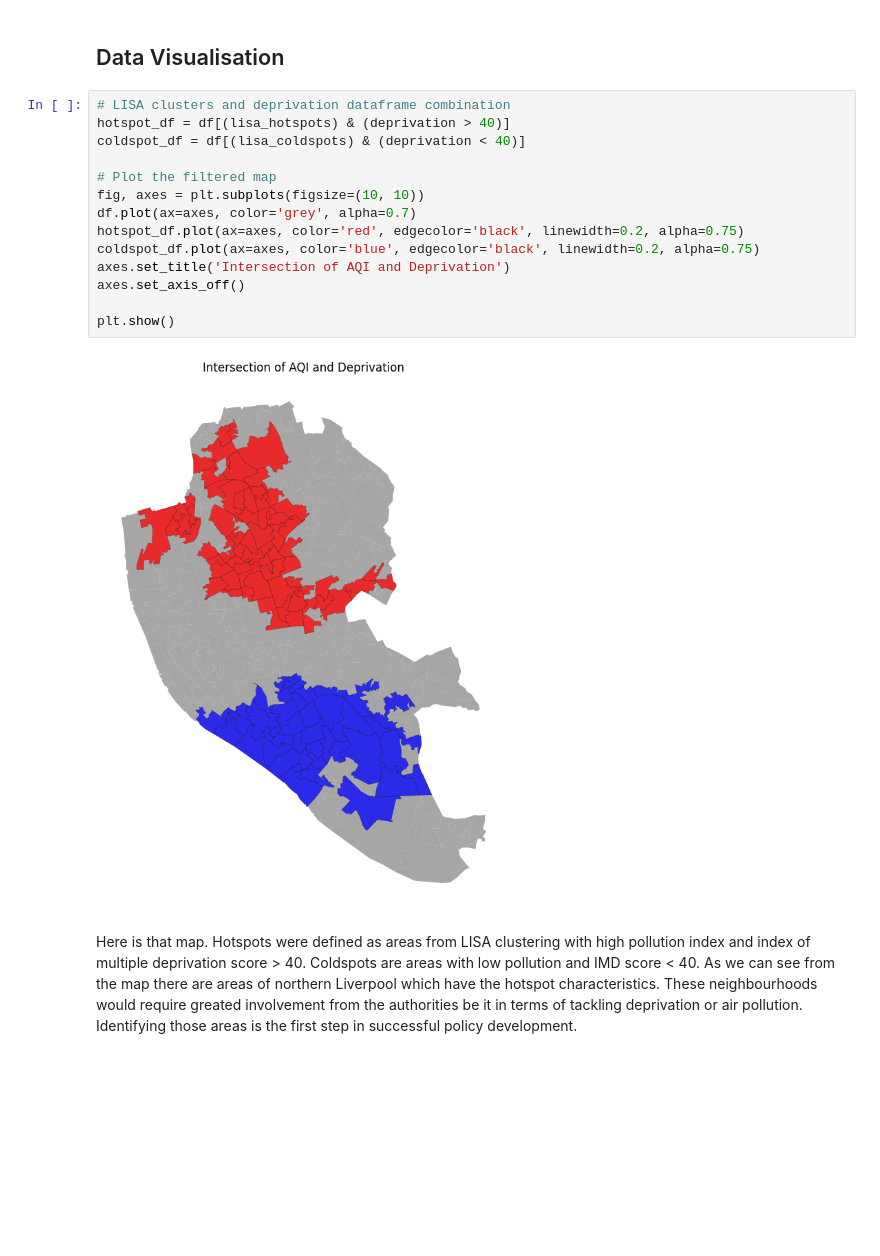
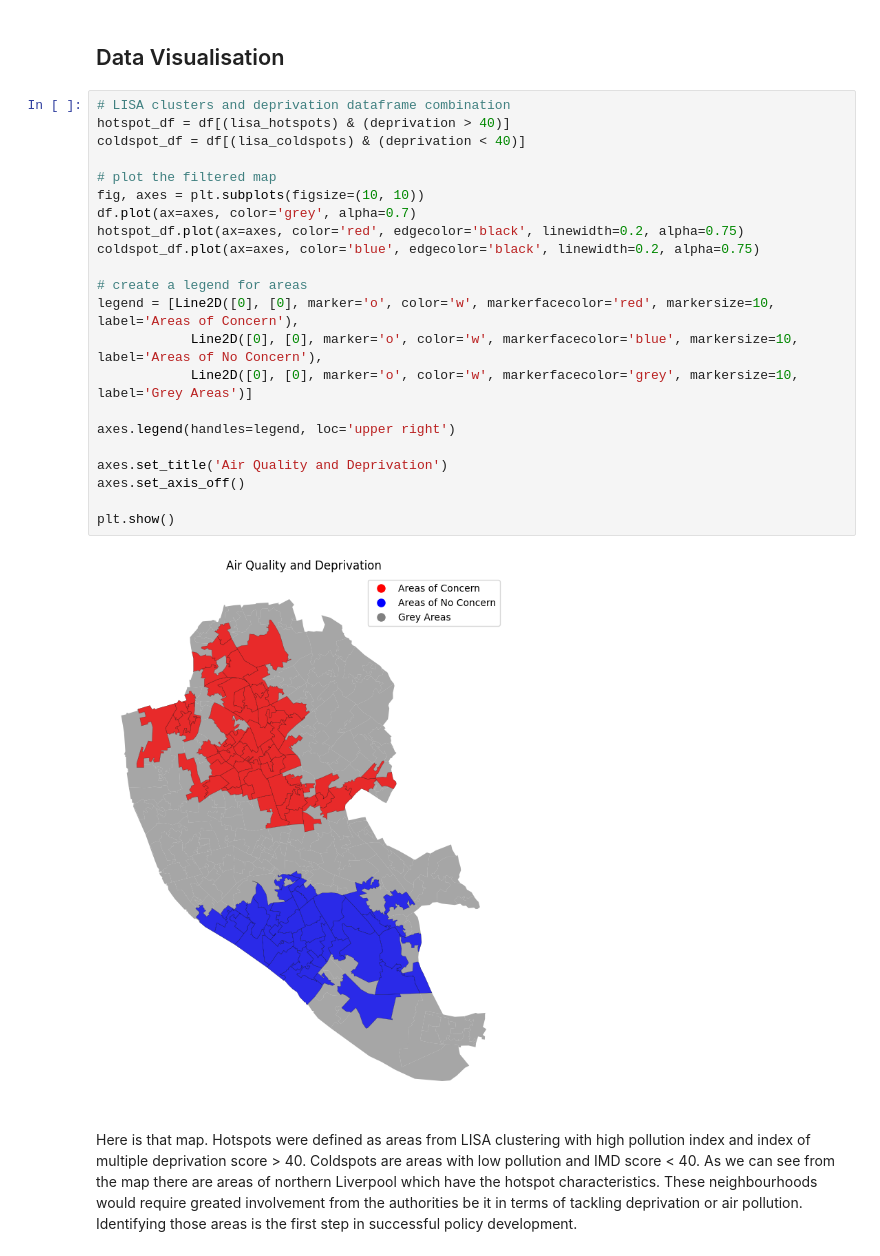
Before and after one commit to petphd/airqualityanddeprivation, a Jupyter notebook: final.ipynb, the cells around one changed output. Cells and saved outputs as stored; diff of their text form; blank space fills up the shorter version.

```diff
--- a/final.ipynb
+++ b/final.ipynb
@@ -259,19 +277,27 @@ LISA, which stands for Local Indicators of Spatial Association, is a statistical
 # %%
 # LISA clusters and deprivation dataframe combination
 hotspot_df = df[(lisa_hotspots) & (deprivation > 40)]
 coldspot_df = df[(lisa_coldspots) & (deprivation < 40)]
 
-# Plot the filtered map
+# plot the filtered map
 fig, axes = plt.subplots(figsize=(10, 10))
 df.plot(ax=axes, color='grey', alpha=0.7)
 hotspot_df.plot(ax=axes, color='red', edgecolor='black', linewidth=0.2, alpha=0.75)
 coldspot_df.plot(ax=axes, color='blue', edgecolor='black', linewidth=0.2, alpha=0.75)
-axes.set_title('Intersection of AQI and Deprivation')
+
+# create a legend for areas
+legend = [Line2D([0], [0], marker='o', color='w', markerfacecolor='red', markersize=10, label='Areas of Concern'),
+            Line2D([0], [0], marker='o', color='w', markerfacecolor='blue', markersize=10, label='Areas of No Concern'),
+            Line2D([0], [0], marker='o', color='w', markerfacecolor='grey', markersize=10, label='Grey Areas')]
+
+axes.legend(handles=legend, loc='upper right')
+
+axes.set_title('Air Quality and Deprivation')
 axes.set_axis_off()
 
 plt.show()
 # %% [output]
-[figure, old version]
+[figure, new version]
 # %% [markdown]
 Here is that map. Hotspots were defined as areas from LISA clustering with high pollution index and index of multiple deprivation score > 40. Coldspots are areas with low pollution and IMD score < 40. As we can see from the map there are areas of northern Liverpool which have the hotspot characteristics. These neighbourhoods would require greated involvement from the authorities be it in terms of tackling deprivation or air pollution. Identifying those areas is the first step in successful policy development.
 # %%
```
Also changed, not shown: parts of 5 cells of this notebook.
